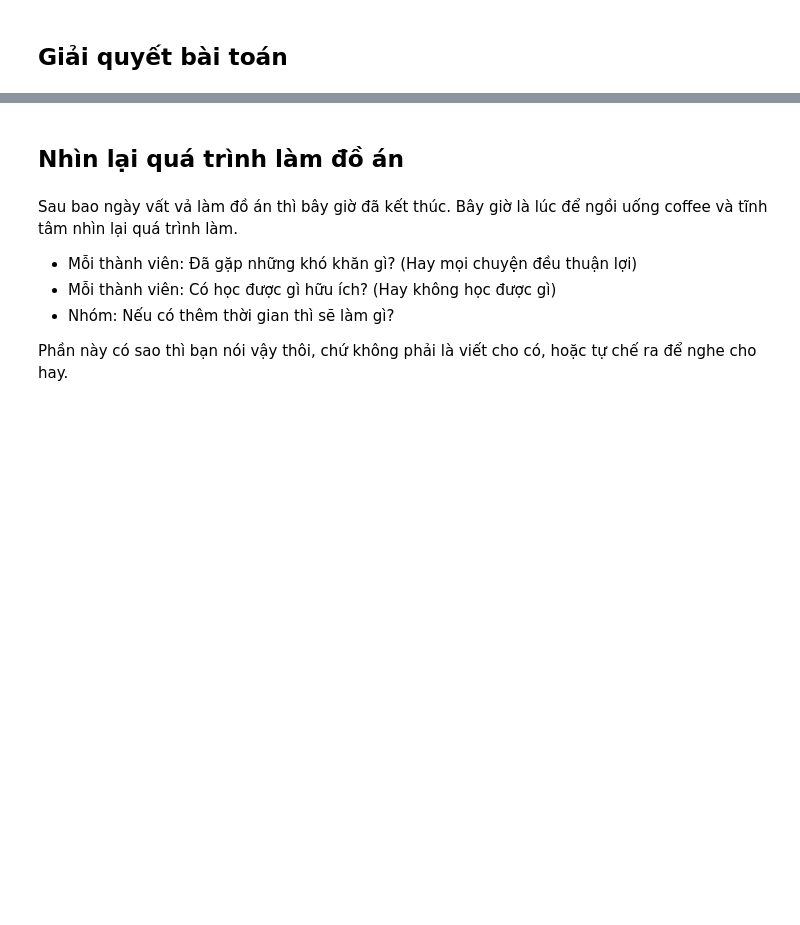
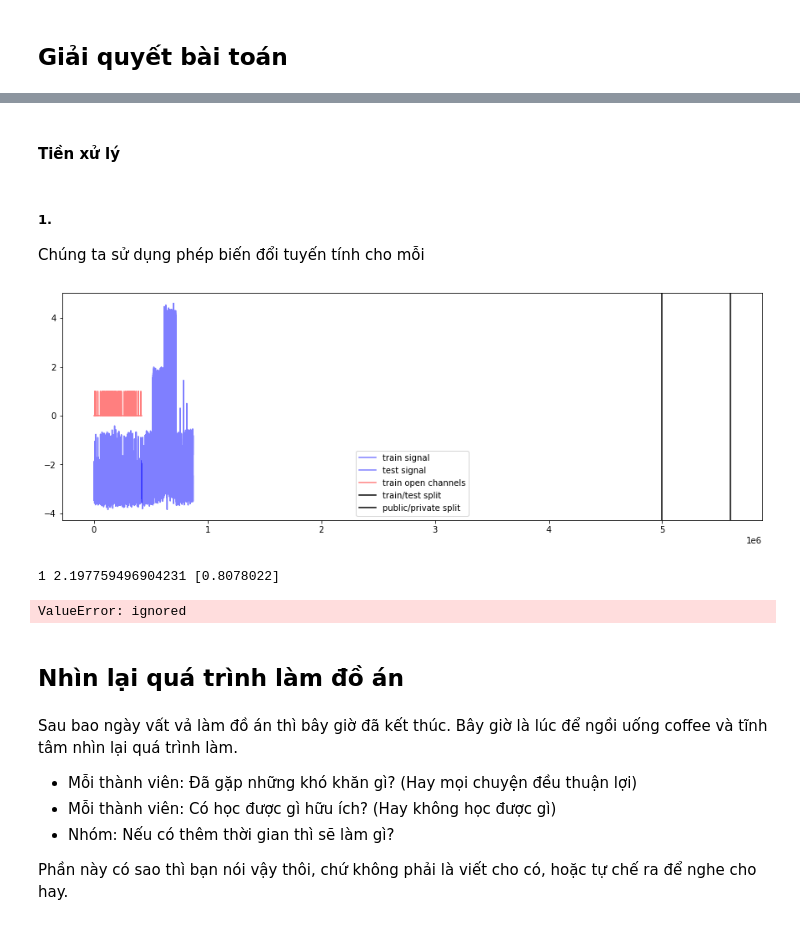
Before and after one commit to thanhtruong1712/DAMH_KHDLUD, a Jupyter notebook: Report.ipynb, the cells around one changed output, grey strips where cells are left out. Drawn from its saved outputs; the diff is of its cells as text; code cells hidden in the pictures; blank space fills up the shorter version.

```diff
--- a/Report.ipynb
+++ b/Report.ipynb
@@ -46,0 +70,8 @@ Nhiệm vụ của nhóm là dự đoán điểm thể hiện mức đ
+# %% [markdown]
+#### Tiền xử lý
+# %% [markdown]
+##### 1.
+Chúng ta sử dụng phép biến đổi tuyến tính cho mỗi
+# %%
+train = pd.read_csv('train_clean.csv')
+test = pd.read_csv('test_clean.csv')
@@ -46,0 +85,49 @@ Nhiệm vụ của nhóm là dự đoán điểm thể hiện mức đ
+# %%
+plt.figure(figsize=(15, 5))
+plt.plot(train['signal'], label='train signal', c='b', alpha=0.5)
+plt.plot(range(len(train), len(train) + len(test)), test['signal'], label='test signal', c='b', alpha=0.5)
+plt.plot(train['open_channels'], c='r', label='train open channels', alpha=0.5)
+plt.axvline(5_000_000, c='k', label='train/test split')
+plt.axvline(5_600_000, c='k', label='public/private split')
+plt.legend()
+plt.show()
+# %% [output]
+[figure, added]
+# %%
+for c in range(1, 6):
+    # Take the training data corresponding to this category
+    ix = np.where(CATEGORIES[:-11] == c)[0]
+    starts = BATCHES[ix]
+    ends = BATCHES[ix + 1]
+    X = []
+    y = []
+    for start, end in zip(starts, ends):
+        subsignal = train['signal'].values[start*100_000:end*100_000]
+        subtarget = train['open_channels'].values[start*100_000:end*100_000]
+
+        # Skip the anomalous part between 3.6M - 3.9M
+        if start == 35:
+            subsignal = list(subsignal[:100_000]) + list(subsignal[-100_000:])
+            subtarget = list(subtarget[:100_000]) + list(subtarget[-100_000:])
+
+        X.extend(subsignal)
+        y.extend(subtarget)
+    X = np.array(X)
+    y = np.array(y)
+
+    # Create a dataframe with our values, than groupby the open channel
+    # values and take the mean
+    df = pd.DataFrame(np.hstack((X.reshape(-1, 1),
+                                 y.reshape(-1, 1))),
+                      columns=['X', 'y'])
+    means = df.groupby('y')[['X']].mean()
+    X = means['X'].values
+    y = means.index.values
+
+    # Fit Linear Regression on the means.
+    lr = LinearRegression()
+    lr.fit(X.reshape(-1, 1), y)
+    print(c, lr.intercept_, lr.coef_)
+# %% [output]
+1 2.197759496904231 [0.8078022]
+ValueError: ignored
```
Also changed, not shown: parts of 12 cells of this notebook.
